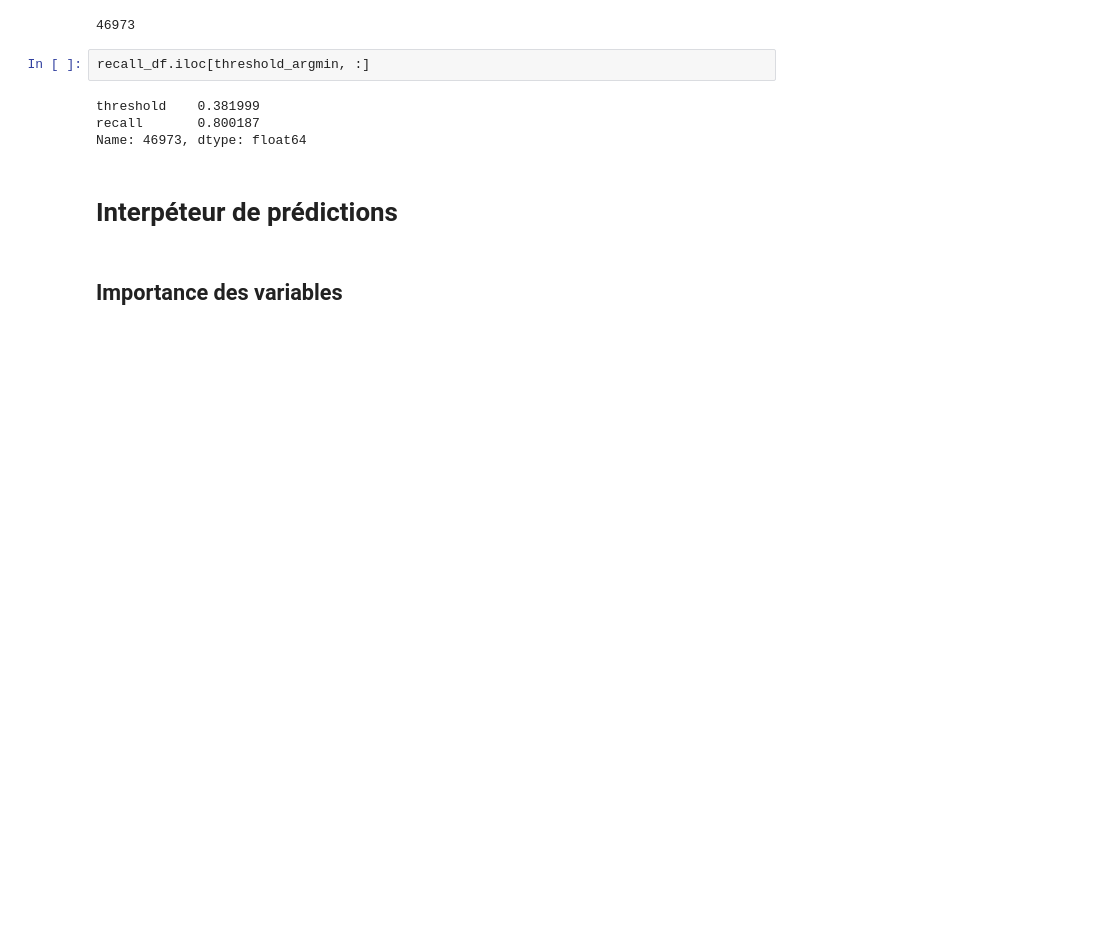
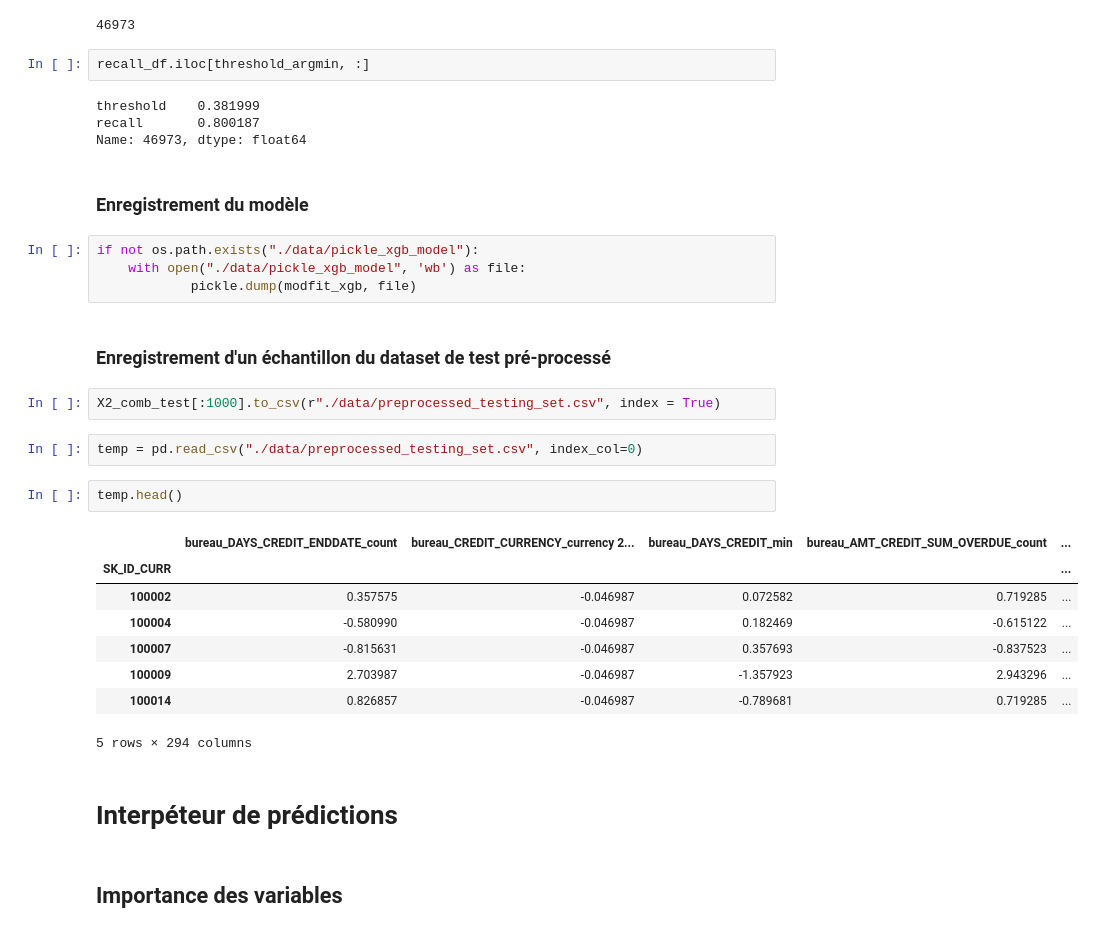
Before and after one commit to Anvil-Late/Default_risk_prediction, a Jupyter notebook: Projet 7.ipynb, the cells around one changed output. Cells and saved outputs as stored; diff of their text form; blank space fills up the shorter version.

```diff
--- a/Projet 7.ipynb
+++ b/Projet 7.ipynb
@@ -1126,6 +1127,29 @@ recall_df.iloc[threshold_argmin, :]
 threshold    0.381999
 recall       0.800187
 Name: 46973, dtype: float64
+# %% [markdown]
+### Enregistrement du modèle
+# %%
+if not os.path.exists("./data/pickle_xgb_model"):
+    with open("./data/pickle_xgb_model", 'wb') as file:
+            pickle.dump(modfit_xgb, file)
+# %% [markdown]
+### Enregistrement d'un échantillon du dataset de test pré-processé
+# %%
+X2_comb_test[:1000].to_csv(r"./data/preprocessed_testing_set.csv", index = True)
+# %%
+temp = pd.read_csv("./data/preprocessed_testing_set.csv", index_col=0)
+# %%
+temp.head()
+# %% [output]
+|  | bureau_DAYS_CREDIT_ENDDATE_count | bureau_CREDIT_CURRENCY_currency 2... | bureau_DAYS_CREDIT_min | bureau_AMT_CREDIT_SUM_OVERDUE_count | ... |
+| SK_ID_CURR |  |  |  |  | ... |
+| 100002 | 0.357575 | -0.046987 | 0.072582 | 0.719285 | ... |
+| 100004 | -0.580990 | -0.046987 | 0.182469 | -0.615122 | ... |
+| 100007 | -0.815631 | -0.046987 | 0.357693 | -0.837523 | ... |
+| 100009 | 2.703987 | -0.046987 | -1.357923 | 2.943296 | ... |
+| 100014 | 0.826857 | -0.046987 | -0.789681 | 0.719285 | ... |
+5 rows × 294 columns
 # %% [markdown]
 # Interpéteur de prédictions
 # %% [markdown]
```
Also changed, not shown: parts of 17 cells of this notebook.
